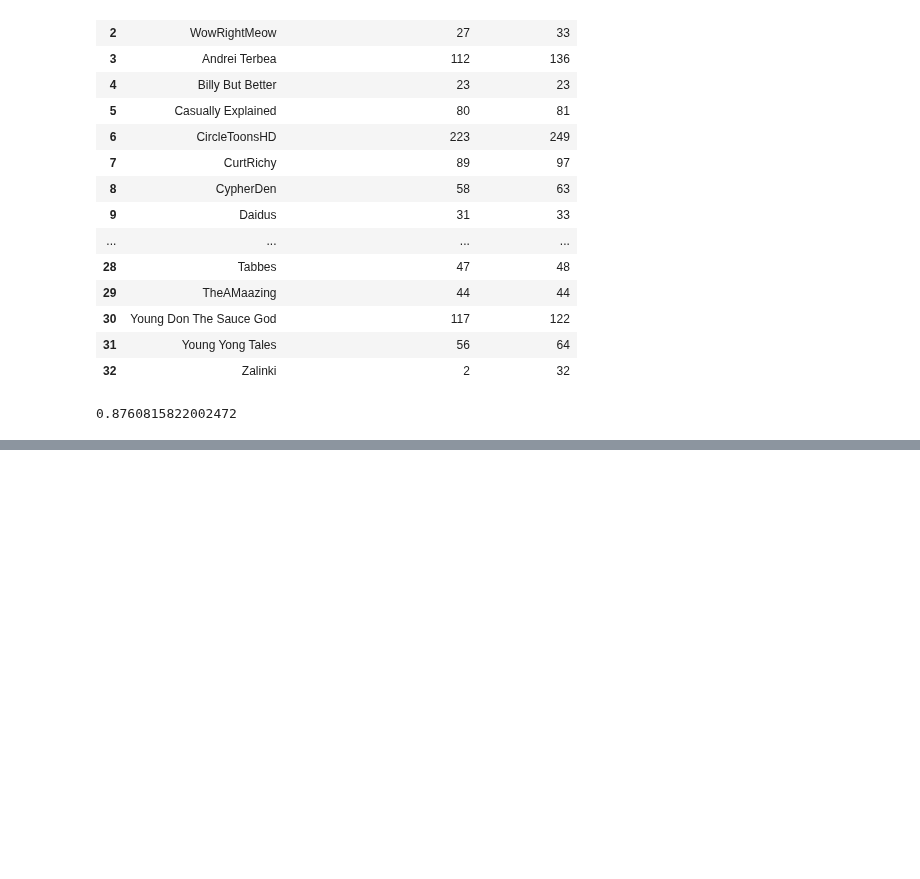
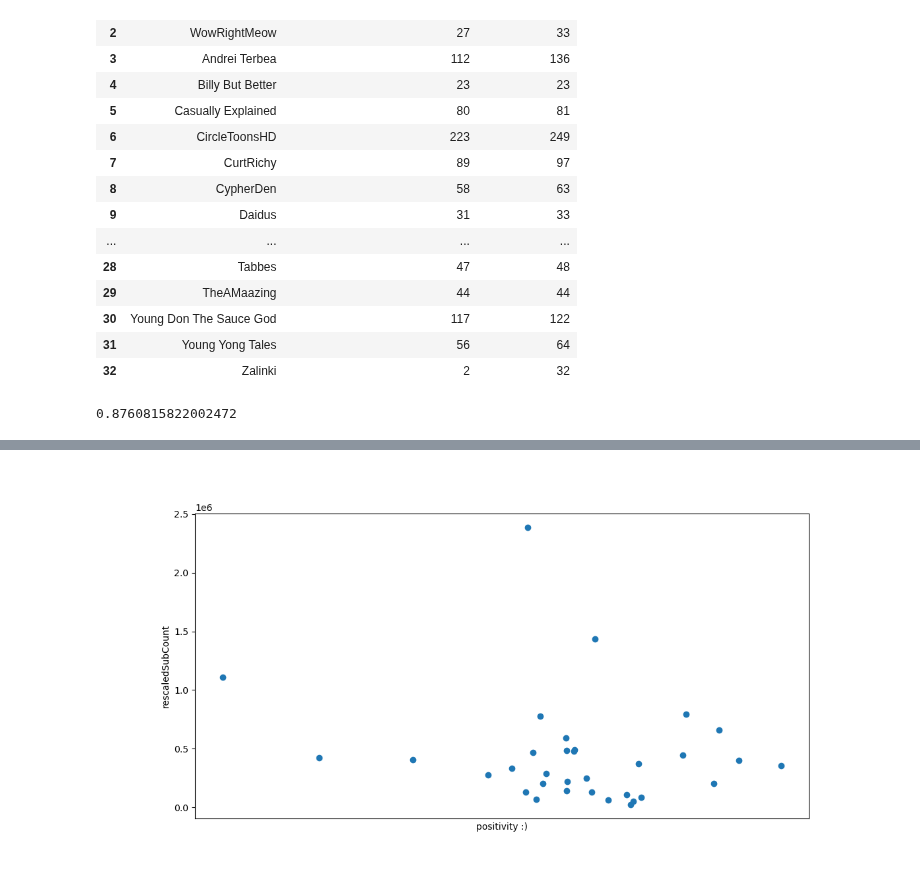
Before and after one commit to ojiwon-kenobi/youtuberChannels, a Jupyter notebook: semantic_analysis/semantic_analysis.ipynb, the cells around one changed output, grey strips where cells are left out. Cells and saved outputs as stored; diff of their text form; code cells hidden in the pictures; blank space fills up the shorter version.

```diff
--- a/semantic_analysis/semantic_analysis.ipynb
+++ b/semantic_analysis/semantic_analysis.ipynb
@@ -538,0 +539,59 @@ plt.show()
+# %%
+semantic_df = pd.DataFrame.from_dict({'channelName': channelHolisticInfoDf['channelName'], 'rescaledSubCount': subsPerYearSinceFirstUpload, 'positivityScores': channelName_to_scores.values()})
+
+x_name = "positivity :)"
+y_name = "rescaledSubCount"
+tooltip_name = "channelName"
+x= semantic_df['positivityScores']
+y= semantic_df['rescaledSubCount']
+tt = semantic_df[tooltip_name]
+
+fig, ax = plt.subplots(1, figsize=(12,6))
+sc = ax.scatter(x, y)
+
+avg_rescaledSubcount= sum(y)/len(LIST_OF_CHANNEL_NAMES)
+# Plot the average line
+mean_x=np.arange(0,33,1)
+mean_y=[avg_rescaledSubcount for i in np.zeros_like(x)]
+# mean_line = ax.plot(mean_x, mean_y, label='Mean', linestyle='--')
+
+
+
+annot = ax.annotate("", xy=(0,0), xytext=(20,20),textcoords="offset points",
+                    bbox=dict(boxstyle="round", fc="w"),
+                    arrowprops=dict(arrowstyle="->"))
+annot.set_visible(False)
+
+def update_annot(details):
+    pos = sc.get_offsets()[details["channelName"]]
+    annot.xy = pos
+    text = "{}, {}".format(" ".join(details["channelName"]),
+                           " ".join([details["positivityScores"]]))
+    annot.set_text(text)
+    annot.get_bbox_patch().set_alpha(0.4)
+
+def hover(event):
+    vis = annot.get_visible()
+    if event.inaxes == ax:
+        cont, details = sc.contains(event)
+        if cont:
+            update_annot(details)
+            annot.set_visible(True)
+            fig.canvas.draw_idle()
+        else:
+            if vis:
+                annot.set_visible(False)
+                fig.canvas.draw_idle()
+
+plt.tick_params(
+    axis='x',          # changes apply to the x-axis
+    which='both',      # both major and minor ticks are affected
+    bottom=False,      # ticks along the bottom edge are off
+    top=False,         # ticks along the top edge are off
+    labelbottom=False) # labels along the bottom edge are off
+# cursor = mplcursors.cursor(sc, hover=True)
+plt.xlabel(x_name)
+plt.ylabel(y_name)
+plt.show()
+# %% [output]
+[figure, added]
```
Also changed, not shown: parts of 2 cells of this notebook.
